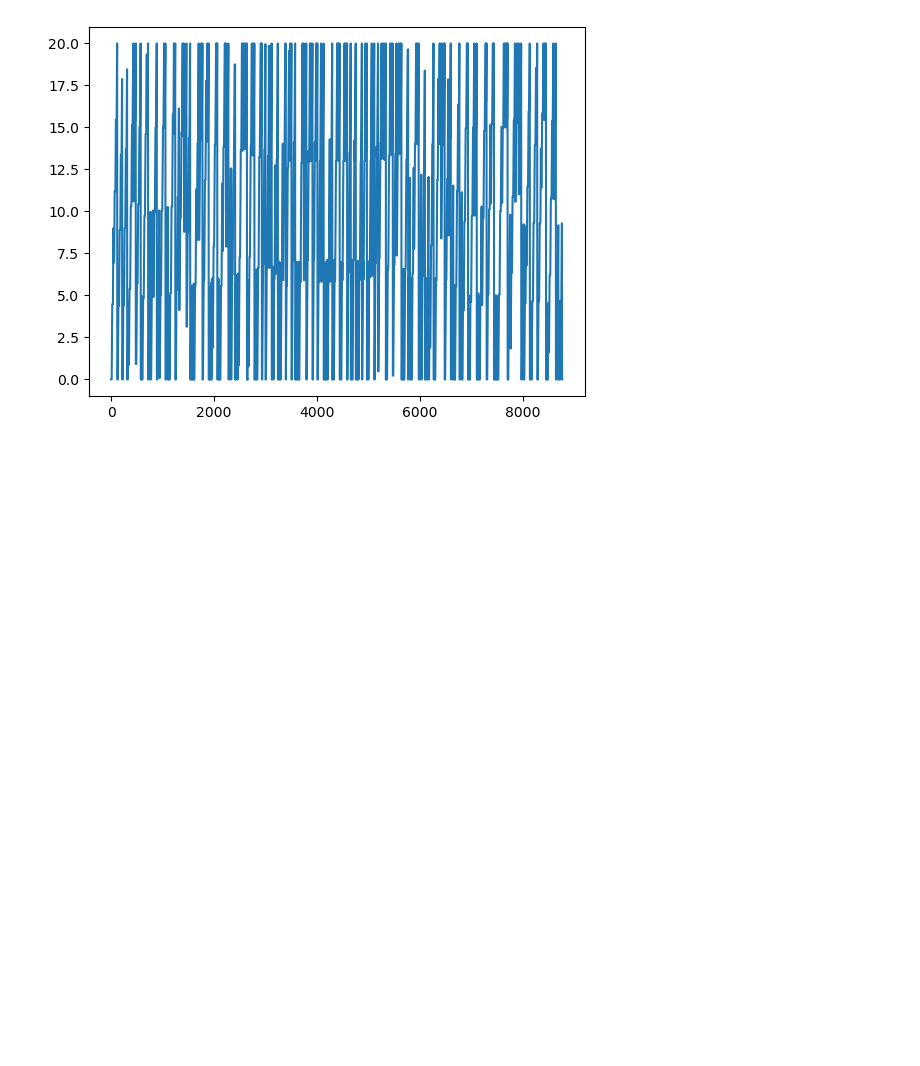
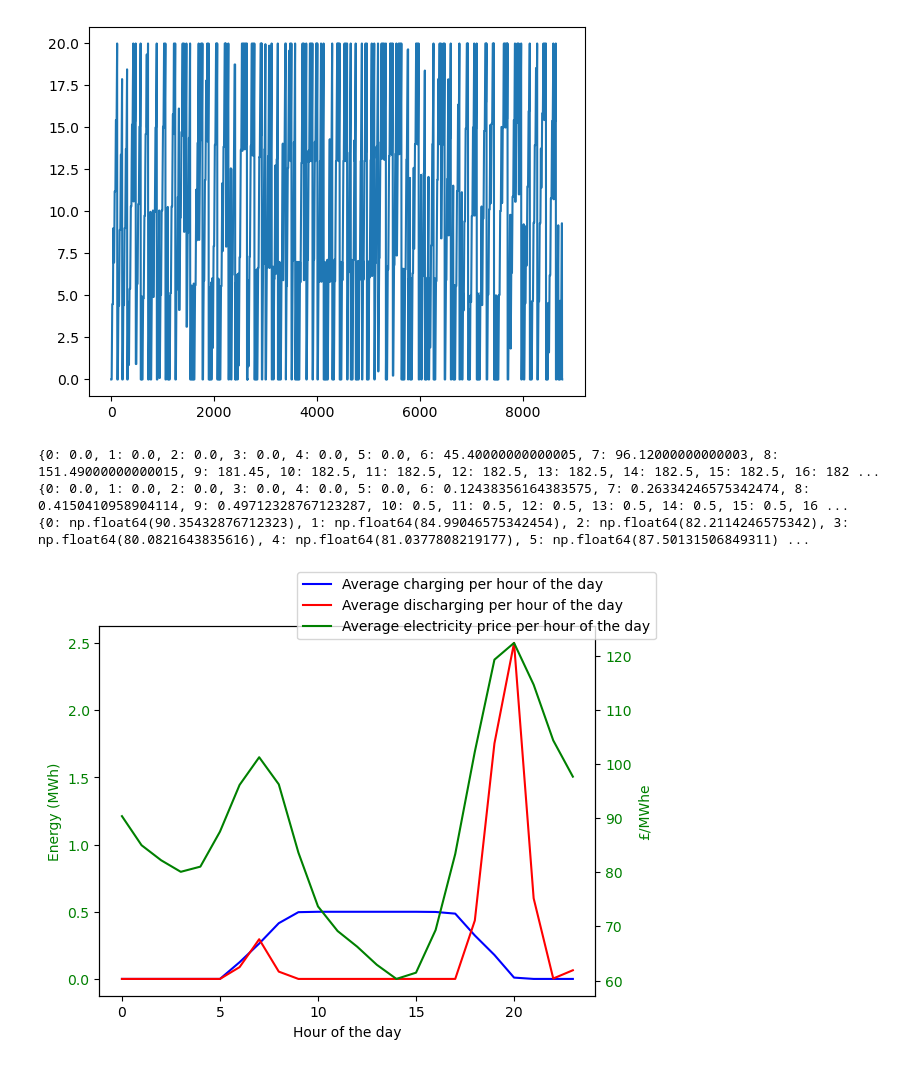
Before and after one commit to TinusAlsos/specialization_project, a Jupyter notebook: src/deterministic_model.ipynb, the cells around one changed output. Cells and saved outputs as stored; diff of their text form; code cells hidden in the pictures; blank space fills up the shorter version.

```diff
--- a/src/deterministic_model.ipynb
+++ b/src/deterministic_model.ipynb
@@ -338,3 +336,40 @@ plt.plot([SOC[t].x for t in range(T)], label='State of charge')
 # %% [output]
 [<matplotlib.lines.Line2D at 0x...>]
 [figure]
+# %%
+total_charging_per_hour_of_the_day = {h: 0 for h in range(24)}
+total_discharging_per_hour_of_the_day = {h: 0 for h in range(24)}
+
+for t in range(T):
+    total_charging_per_hour_of_the_day[t % 24] += P_ch[t].x
+    total_discharging_per_hour_of_the_day[t % 24] += P_dis[t].x
+average_charging_per_hour_of_the_day = {h: total_charging_per_hour_of_the_day[h] / (T/24) for h in range(24)}
+average_discharging_per_hour_of_the_day = {h: total_discharging_per_hour_of_the_day[h] / (T/24) for h in range(24)}
+print(total_charging_per_hour_of_the_day)
+print(average_charging_per_hour_of_the_day)
+
+num_days = T / 24
+average_electricity_price_per_hour_of_the_day = {h: sum(lambda_price[h + i*24] for i in range(int(num_days))) / num_days for h in range(24)}
+print(average_electricity_price_per_hour_of_the_day)
+# %% [output]
+{0: 0.0, 1: 0.0, 2: 0.0, 3: 0.0, 4: 0.0, 5: 0.0, 6: 45.40000000000005, 7: 96.12000000000003, 8: 151.49000000000015, 9: 181.45, 10: 182.5, 11: 182.5, 12: 182.5, 13: 182.5, 14: 182.5, 15: 182.5, 16: 182 ...
+{0: 0.0, 1: 0.0, 2: 0.0, 3: 0.0, 4: 0.0, 5: 0.0, 6: 0.12438356164383575, 7: 0.26334246575342474, 8: 0.4150410958904114, 9: 0.49712328767123287, 10: 0.5, 11: 0.5, 12: 0.5, 13: 0.5, 14: 0.5, 15: 0.5, 16 ...
+{0: np.float64(90.35432876712323), 1: np.float64(84.99046575342454), 2: np.float64(82.2114246575342), 3: np.float64(80.0821643835616), 4: np.float64(81.0377808219177), 5: np.float64(87.50131506849311) ...
+# %%
+fig, ax1 = plt.subplots()
+ax1.plot([average_charging_per_hour_of_the_day[t] for t in range(24)], label='Average charging per hour of the day', color = 'b')
+ax1.plot([average_discharging_per_hour_of_the_day[t] for t in range(24)], label='Average discharging per hour of the day', color = 'r')
+ax1.set_xlabel("Hour of the day")
+ax1.set_ylabel("Energy (MWh)", color = 'g')
+ax1.tick_params(axis='y', labelcolor = 'g')
+
+ax2 = ax1.twinx()
+ax2.plot([average_electricity_price_per_hour_of_the_day[t] for t in range(24)], label = "Average electricity price per hour of the day", color = 'g')
+ax2.set_ylabel("£/MWhe", color = 'g')
+ax2.tick_params(axis='y', labelcolor = 'g')
+
+# Show the plot
+fig.legend()
+plt.show()
+# %% [output]
+[figure, added]
```
Also changed, not shown: parts of 2 cells of this notebook, 6 other files.
